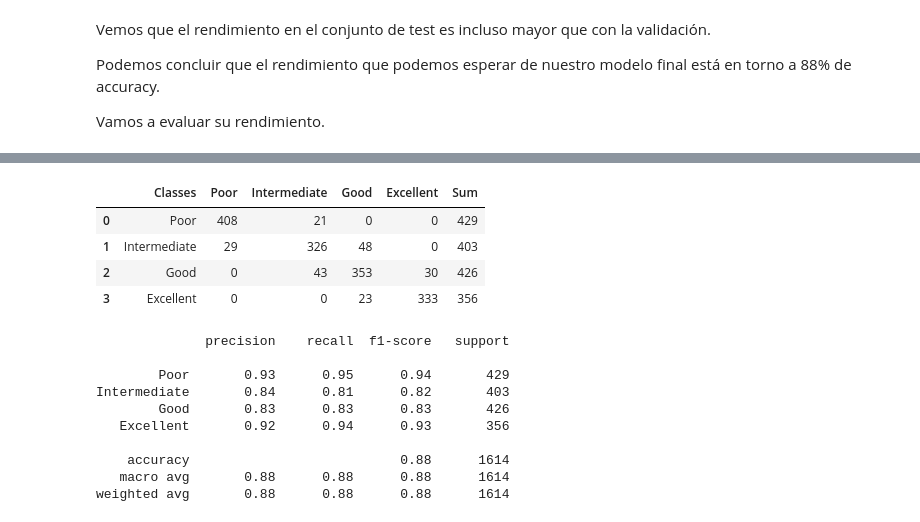
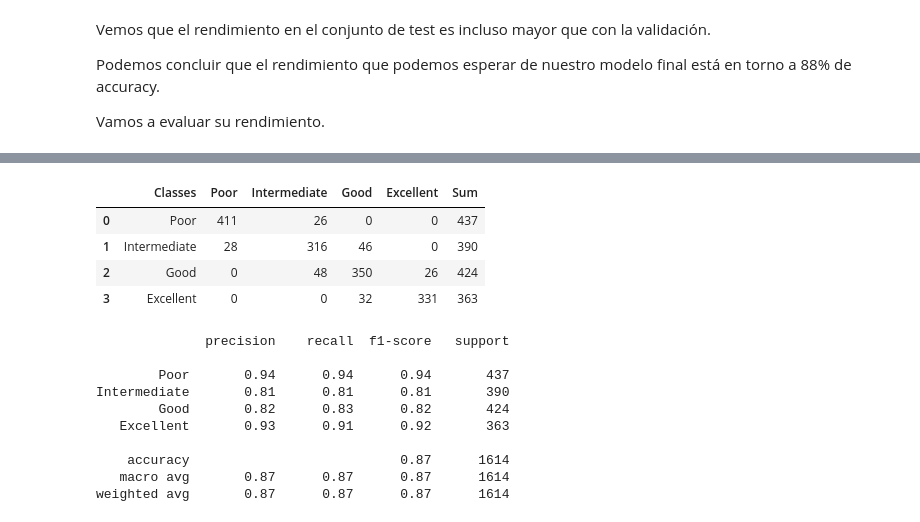
Before and after one commit to ku2a/ML-II-prac-1, a Jupyter notebook: practica-maki.ipynb, the cells around one changed output, grey strips where cells are left out. Saved outputs shown, nothing was run; the diff lists cells and outputs as text; code cells hidden in the pictures.

```diff
--- a/practica-maki.ipynb
+++ b/practica-maki.ipynb
@@ -602,35 +596,35 @@ Counter({np.True_: 1420, np.False_: 194})
 # %%
 from sklearn.metrics import confusion_matrix
 
 classes = ["Poor", "Intermediate", "Good", "Excellent"]
 
 matrix = pd.DataFrame(
-    confusion_matrix(predictions, labels),
+    confusion_matrix(labels, predictions),
     columns=classes
 )
 matrix.insert(0, "Classes", classes)
 matrix["Sum"] = matrix.sum(axis=1, numeric_only=True)
 matrix
 # %% [output]
 |  | Classes | Poor | Intermediate | Good | Excellent | Sum |
-| 0 | Poor | 408 | 21 | 0 | 0 | 429 |
-| 1 | Intermediate | 29 | 326 | 48 | 0 | 403 |
-| 2 | Good | 0 | 43 | 353 | 30 | 426 |
-| 3 | Excellent | 0 | 0 | 23 | 333 | 356 |
+| 0 | Poor | 411 | 26 | 0 | 0 | 437 |
+| 1 | Intermediate | 28 | 316 | 46 | 0 | 390 |
+| 2 | Good | 0 | 48 | 350 | 26 | 424 |
+| 3 | Excellent | 0 | 0 | 32 | 331 | 363 |
 # %%
 from sklearn.metrics import classification_report
 
 print(
-    classification_report(predictions, labels, target_names=classes)
+    classification_report(labels, predictions, target_names=classes)
 )
 # %% [output]
               precision    recall  f1-score   support
 
-        Poor       0.93      0.95      0.94       429
-Intermediate       0.84      0.81      0.82       403
-        Good       0.83      0.83      0.83       426
-   Excellent       0.92      0.94      0.93       356
+        Poor       0.94      0.94      0.94       437
+Intermediate       0.81      0.81      0.81       390
+        Good       0.82      0.83      0.82       424
+   Excellent       0.93      0.91      0.92       363
 
-    accuracy                           0.88      1614
-   macro avg       0.88      0.88      0.88      1614
-weighted avg       0.88      0.88      0.88      1614
+    accuracy                           0.87      1614
+   macro avg       0.87      0.87      0.87      1614
+weighted avg       0.87      0.87      0.87      1614
```
Also changed, not shown: parts of 19 cells of this notebook, 14 other files.
